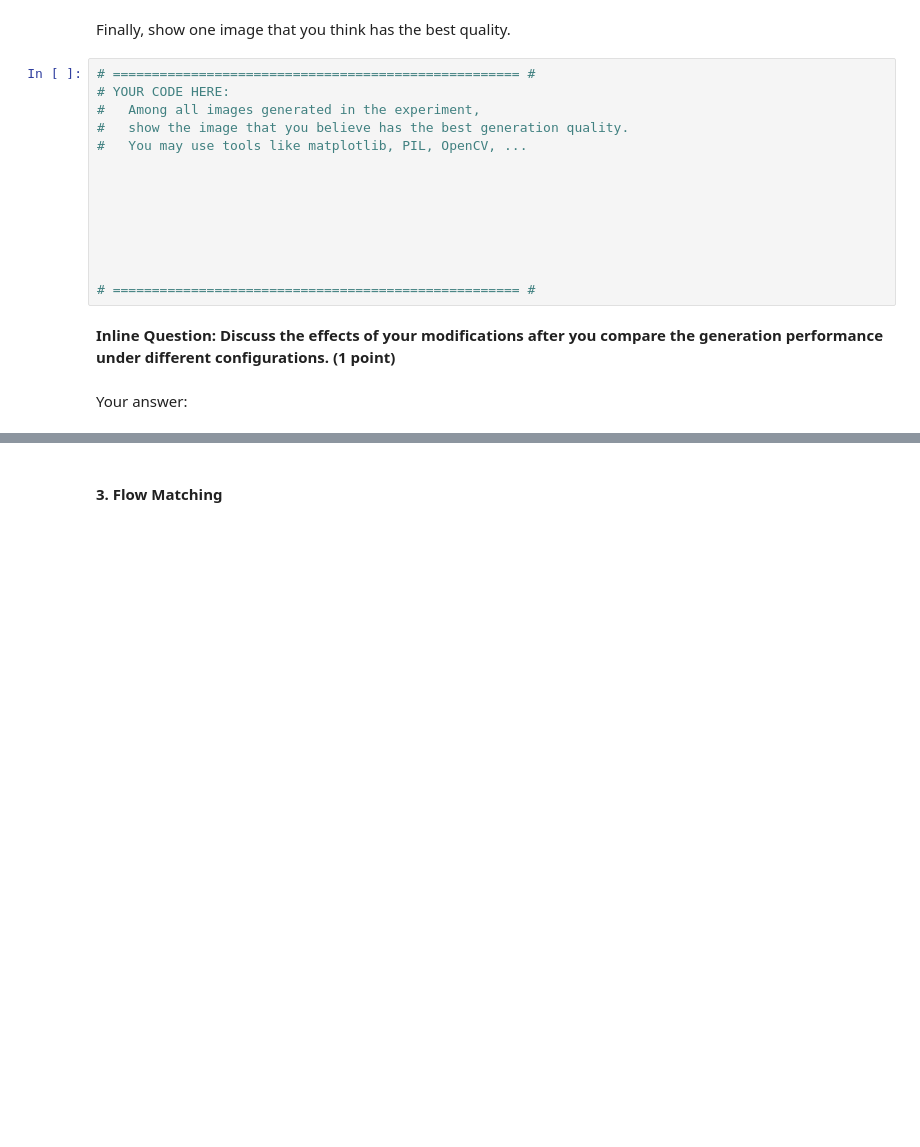
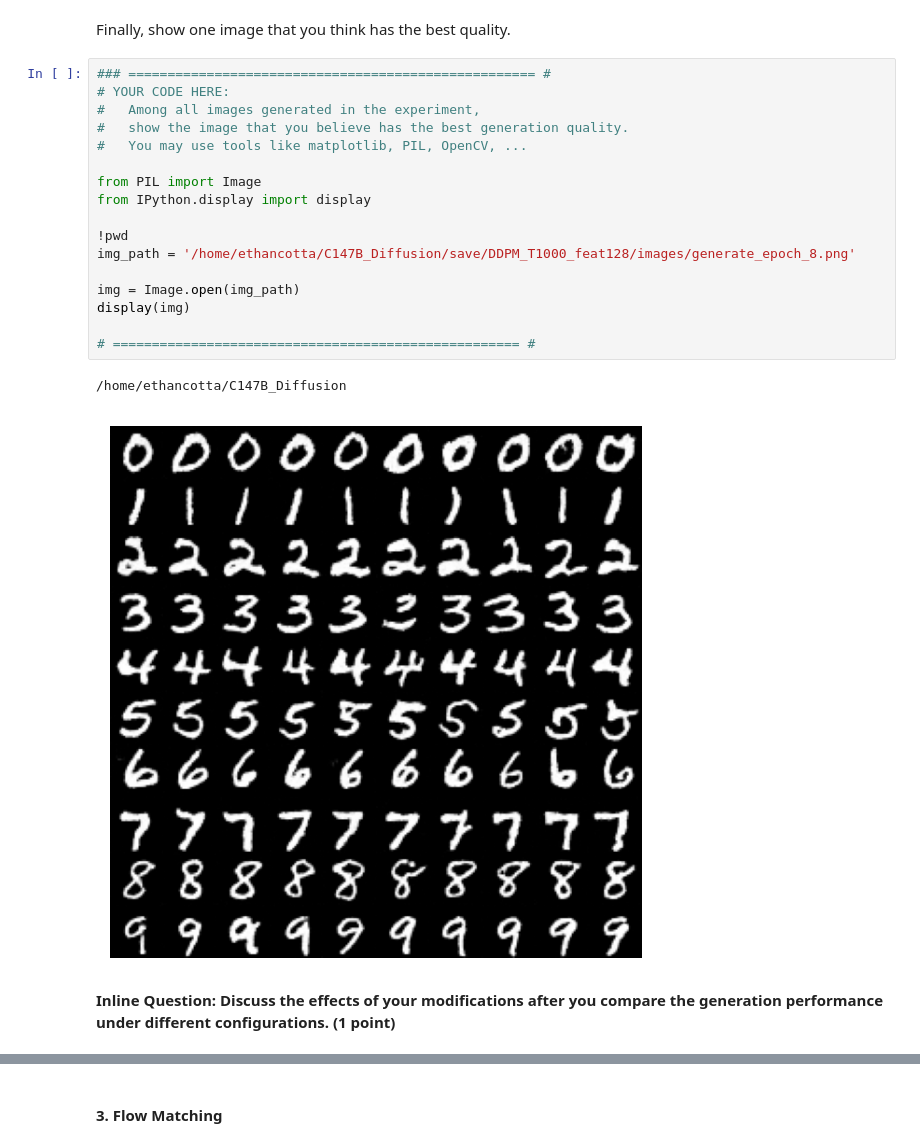
Before and after one commit to emcotta1701c/C147B_Diffusion, a Jupyter notebook: ConditionalDDPM.ipynb, the cells around one changed output, grey strips where cells are left out. Cells and saved outputs as stored; diff of their text form; blank space fills up the shorter version.

```diff
--- a/ConditionalDDPM.ipynb
+++ b/ConditionalDDPM.ipynb
@@ -352,20 +462,24 @@ solver(modelconfig = train_config_new,
 # %% [markdown]
 Finally, show one image that you think has the best quality.
 # %%
-# ==================================================== #
+### ==================================================== #
 # YOUR CODE HERE:
 #   Among all images generated in the experiment,
 #   show the image that you believe has the best generation quality.
 #   You may use tools like matplotlib, PIL, OpenCV, ...
 
+from PIL import Image
+from IPython.display import display
 
+!pwd
+img_path = '/home/ethancotta/C147B_Diffusion/save/DDPM_T1000_feat128/images/generate_epoch_8.png'
 
-
-
-
+img = Image.open(img_path)
+display(img)
 
 # ==================================================== #
+# %% [output]
+/home/ethancotta/C147B_Diffusion
+[figure, added]
 # %% [markdown]
 **Inline Question: Discuss the effects of your modifications after you compare the generation performance under different configurations. (1 point)**
-# %% [markdown]
-Your answer:
```
Also changed, not shown: parts of 32 cells of this notebook, 3 other files.
